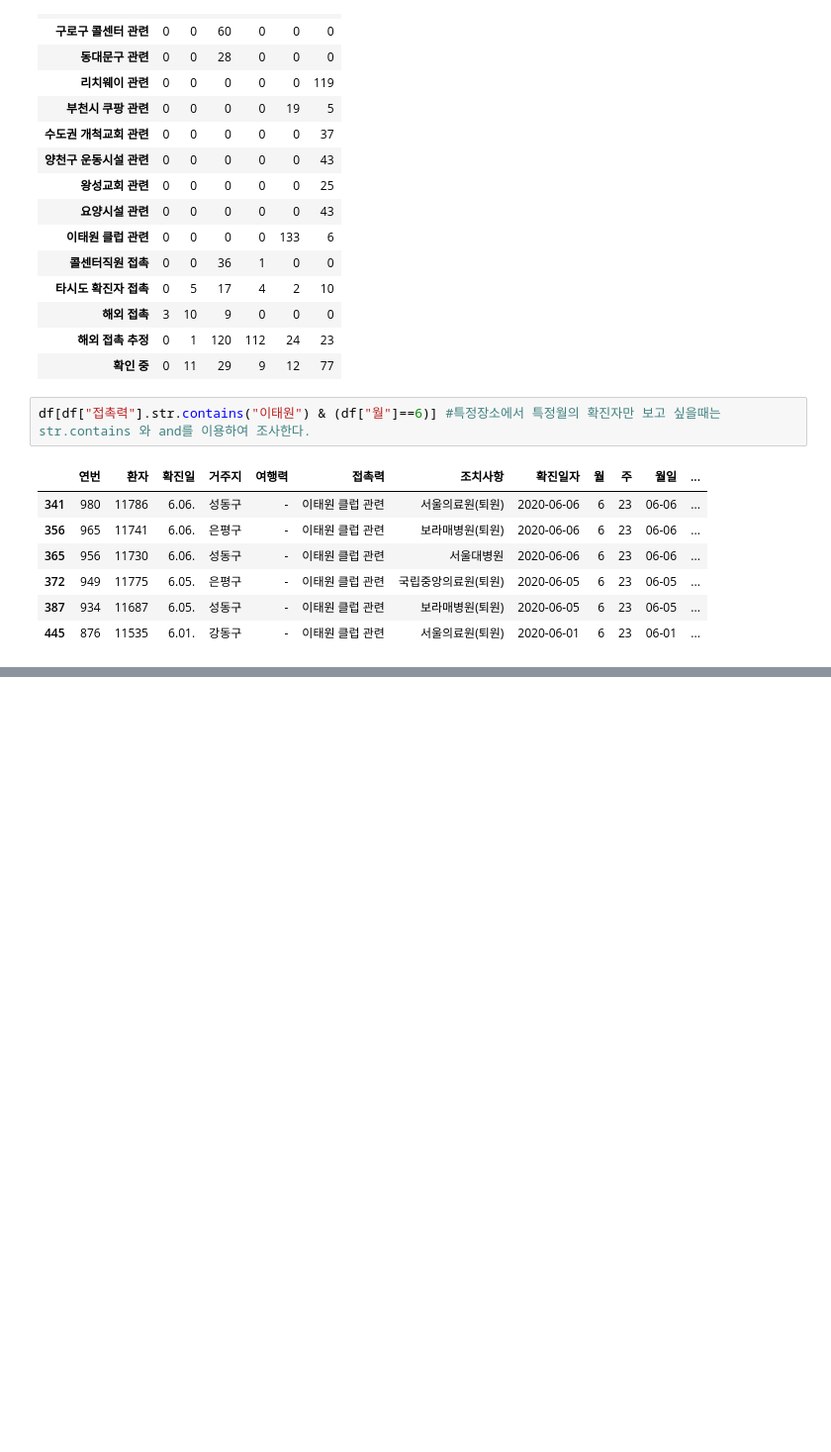
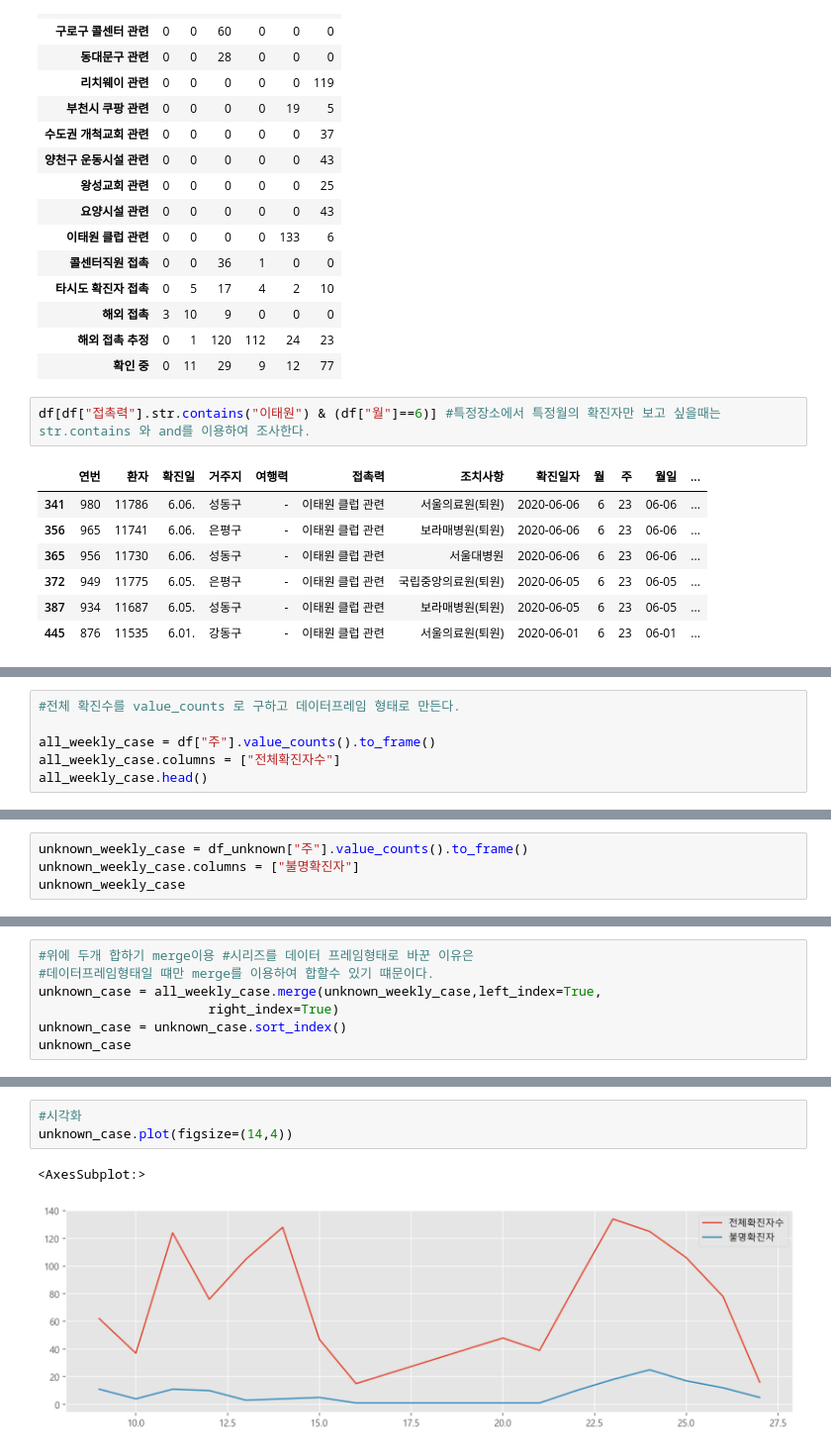
Before and after one commit to hdonghun/Python_analysis-visualization, a Jupyter notebook: 서울시 코로나19 발생현황 분석하기.ipynb, the cells around one changed output, grey strips where cells are left out. Shown at 99% size. Saved outputs shown, nothing was run; the diff lists cells and outputs as text; blank space fills up the shorter version.

```diff
--- a/서울시 코로나19 발생현황 분석하기.ipynb
+++ b/서울시 코로나19 발생현황 분석하기.ipynb
@@ -863,0 +882,6 @@ df[df["접촉력"].str.contains("이태원") & (df["월"]==6)] #특정장소에
+# %%
+#전체 확진수를 value_counts 로 구하고 데이터프레임 형태로 만든다.
+
+all_weekly_case = df["주"].value_counts().to_frame()
+all_weekly_case.columns = ["전체확진자수"]
+all_weekly_case.head()
@@ -863,0 +895,4 @@ df[df["접촉력"].str.contains("이태원") & (df["월"]==6)] #특정장소에
+# %%
+unknown_weekly_case = df_unknown["주"].value_counts().to_frame()
+unknown_weekly_case.columns = ["불명확진자"]
+unknown_weekly_case
@@ -863,0 +917,7 @@ df[df["접촉력"].str.contains("이태원") & (df["월"]==6)] #특정장소에
+# %%
+#위에 두개 합하기 merge이용 #시리즈를 데이터 프레임형태로 바꾼 이유은
+#데이터프레임형태일 떄만 merge를 이용하여 합할수 있기 떄문이다.
+unknown_case = all_weekly_case.merge(unknown_weekly_case,left_index=True,
+                      right_index=True)
+unknown_case = unknown_case.sort_index()
+unknown_case
@@ -863,0 +942,6 @@ df[df["접촉력"].str.contains("이태원") & (df["월"]==6)] #특정장소에
+# %%
+#시각화
+unknown_case.plot(figsize=(14,4))
+# %% [output]
+<AxesSubplot:>
+[figure, added]
```
Also changed, not shown: parts of 75 cells of this notebook.
